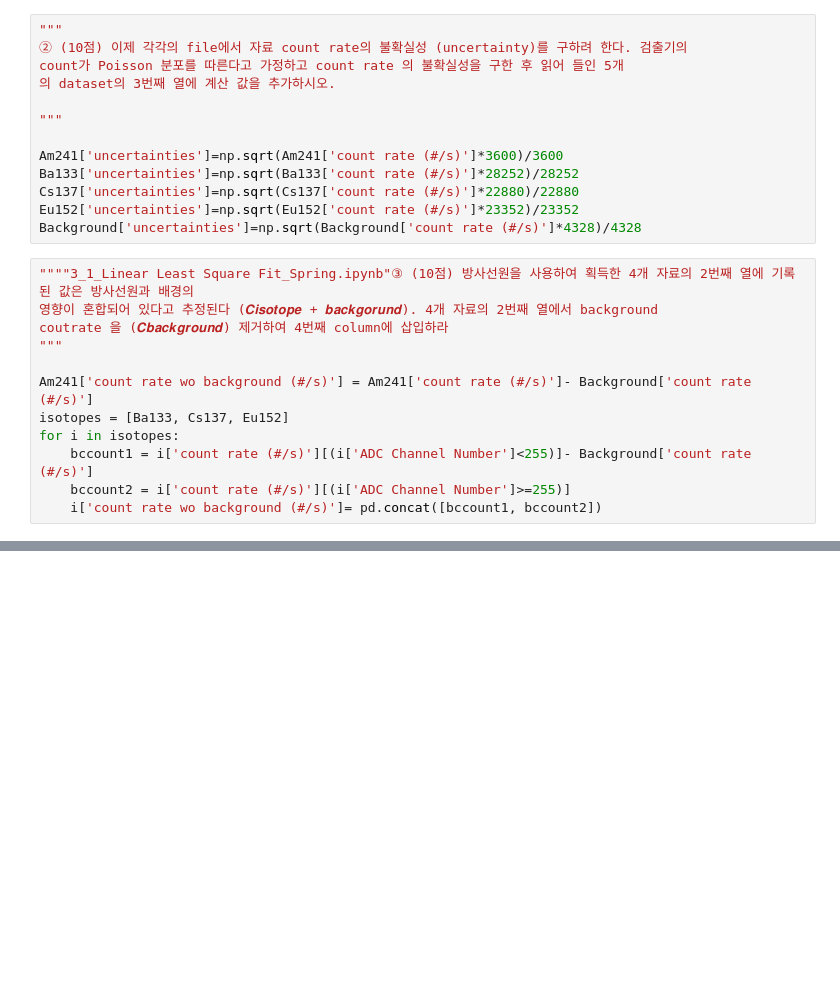
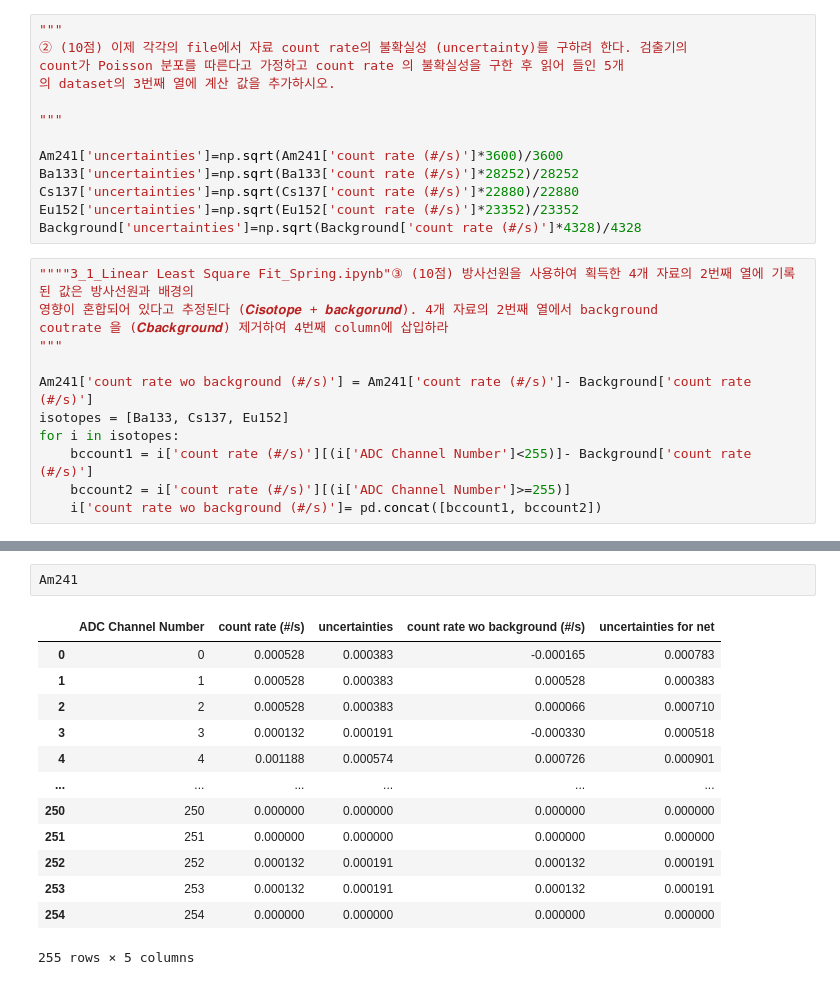
Before and after one commit to john1256/codespace, a Jupyter notebook: 우주과학통계실습/조용욱(2018103514)_우주과학통계실습_기말고사.ipynb, the cells around one changed output, grey strips where cells are left out. Saved outputs shown, nothing was run; the diff lists cells and outputs as text; blank space fills up the shorter version.

```diff
--- a/우주과학통계실습/조용욱(2018103514)_우주과학통계실습_기말고사.ipynb
+++ b/우주과학통계실습/조용욱(2018103514)_우주과학통계실습_기말고사.ipynb
@@ -62,0 +167,16 @@ for i in isotopes:
+# %%
+Am241
+# %% [output]
+|  | ADC Channel Number | count rate (#/s) | uncertainties | count rate wo background (#/s) | uncertainties for net |
+| 0 | 0 | 0.000528 | 0.000383 | -0.000165 | 0.000783 |
+| 1 | 1 | 0.000528 | 0.000383 | 0.000528 | 0.000383 |
+| 2 | 2 | 0.000528 | 0.000383 | 0.000066 | 0.000710 |
+| 3 | 3 | 0.000132 | 0.000191 | -0.000330 | 0.000518 |
+| 4 | 4 | 0.001188 | 0.000574 | 0.000726 | 0.000901 |
+| ... | ... | ... | ... | ... | ... |
+| 250 | 250 | 0.000000 | 0.000000 | 0.000000 | 0.000000 |
+| 251 | 251 | 0.000000 | 0.000000 | 0.000000 | 0.000000 |
+| 252 | 252 | 0.000132 | 0.000191 | 0.000132 | 0.000191 |
+| 253 | 253 | 0.000132 | 0.000191 | 0.000132 | 0.000191 |
+| 254 | 254 | 0.000000 | 0.000000 | 0.000000 | 0.000000 |
+255 rows × 5 columns
```
Also changed, not shown: parts of 6 cells of this notebook.
